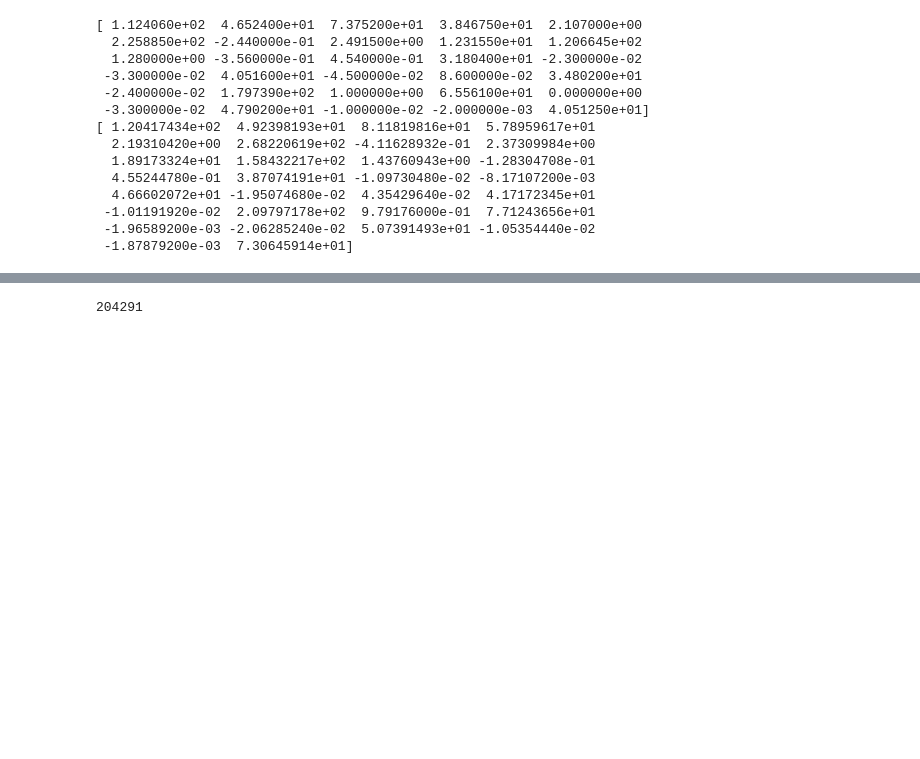
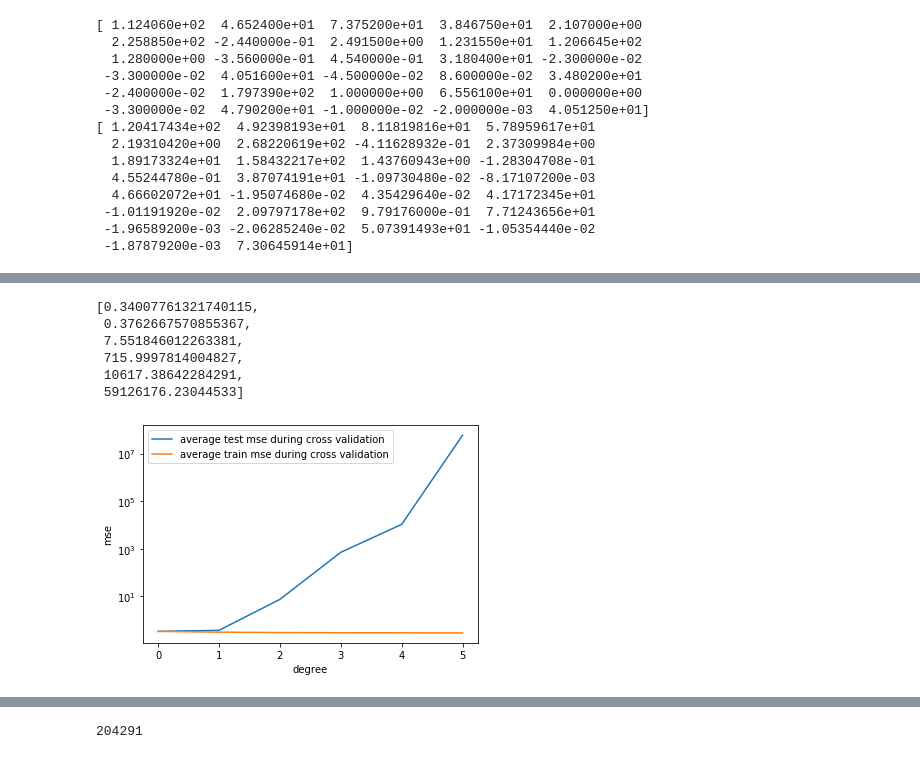
Before and after one commit to KamranSattary/ML-CS-433-Project-1, a Jupyter notebook: src/Ridge Regression.ipynb, the cells around one changed output, grey strips where cells are left out. Saved outputs shown, nothing was run; the diff lists cells and outputs as text; code cells hidden in the pictures; blank space fills up the shorter version.

```diff
--- a/src/Ridge Regression.ipynb
+++ b/src/Ridge Regression.ipynb
@@ -218,0 +263,21 @@ best_lambdas_per_degree
+# %%
+best_losses_te
+# %% [output]
+[0.34007761321740115,
+ 0.3762667570855367,
+ 7.551846012263381,
+ 715.9997814004827,
+ 10617.38642284291,
+ 59126176.23044533]
+# %%
+import matplotlib.pyplot as plt
+
+plt.plot(best_losses_te, label='average test mse during cross validation')
+plt.plot(best_losses_tr, label='average train mse during cross validation')
+plt.yscale('log')
+plt.xlabel('degree')
+plt.ylabel('mse')
+plt.legend(loc="upper left")
+plt.show()
+# %% [output]
+[figure, added]
```
Also changed, not shown: parts of 7 cells of this notebook.
